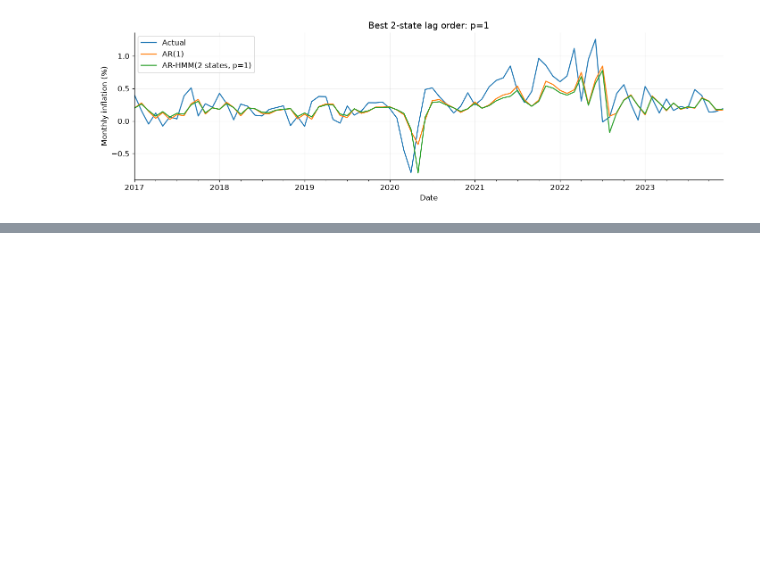
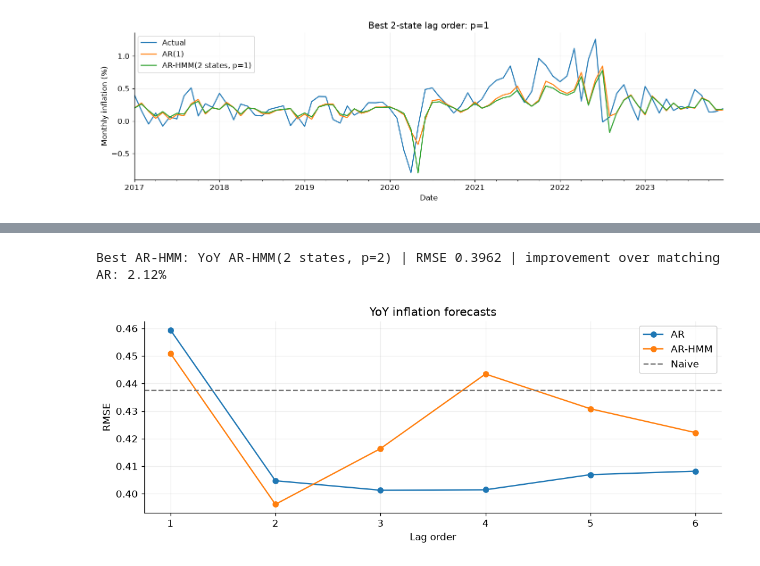
Before and after one commit to zahra-ynp/Thesis, a Jupyter notebook: modelling/notebooks/02_Forecasting_and_Regime_Results.ipynb, the cells around one changed output, grey strips where cells are left out. Cells and saved outputs as stored; diff of their text form; code cells hidden in the pictures; blank space fills up the shorter version.

Commit message:
Implement YoY Forecast

```diff
--- a/modelling/notebooks/02_Forecasting_and_Regime_Results.ipynb
+++ b/modelling/notebooks/02_Forecasting_and_Regime_Results.ipynb
@@ -582,0 +585,15 @@ plt.show()
+# %%
+from modelling.regime_experiment import run_yoy_lag_order_experiment
+
+YOY_RESULTS = RESULTS / 'arhmm_yoy_lag_orders'
+RERUN_YOY = False
+if RERUN_YOY or not (YOY_RESULTS / 'metrics.csv').exists():
+    run_yoy_lag_order_experiment(
+        PROJECT_ROOT / 'data/processed/modelling_datasets/us_nyt_monthly_experiment.csv',
+        YOY_RESULTS, lag_orders=range(1, 7),
+    )
+yoy_metrics = pd.read_csv(YOY_RESULTS / 'metrics.csv')
+yoy_forecasts = pd.read_csv(YOY_RESULTS / 'forecasts.csv', parse_dates=['Date'])
+display(yoy_metrics[[
+    'model', 'rmse', 'mae', 'rmse_difference_vs_ar', 'arhmm_improvement_over_ar_pct',
+]].round(4))
@@ -582,0 +615,18 @@ plt.show()
+# %%
+yoy_pairs = yoy_metrics.dropna(subset=['lag_order']).pivot(
+    index='lag_order', columns='family', values='rmse',
+)
+ax = yoy_pairs.plot(marker='o', figsize=(10, 4), ylabel='RMSE')
+ax.axhline(yoy_metrics.loc[yoy_metrics['model'].eq('Naive YoY(t-1)'), 'rmse'].iloc[0],
+           color='#777777', linestyle='--', label='Naive')
+ax.set(xlabel='Lag order', title='YoY inflation forecasts')
+ax.grid(alpha=.2)
+ax.legend()
+plt.tight_layout()
+plt.show()
+best_yoy_arhmm = yoy_metrics.loc[yoy_metrics['family'].eq('AR-HMM')].sort_values('rmse').iloc[0]
+print(f"Best AR-HMM: {best_yoy_arhmm['model']} | RMSE {best_yoy_arhmm['rmse']:.4f} | "
+      f"improvement over matching AR: {best_yoy_arhmm['arhmm_improvement_over_ar_pct']:.2f}%")
+# %% [output]
+Best AR-HMM: YoY AR-HMM(2 states, p=2) | RMSE 0.3962 | improvement over matching AR: 2.12%
+[figure, added]
```
Also changed, not shown: parts of 3 cells of this notebook, 6 other files.
